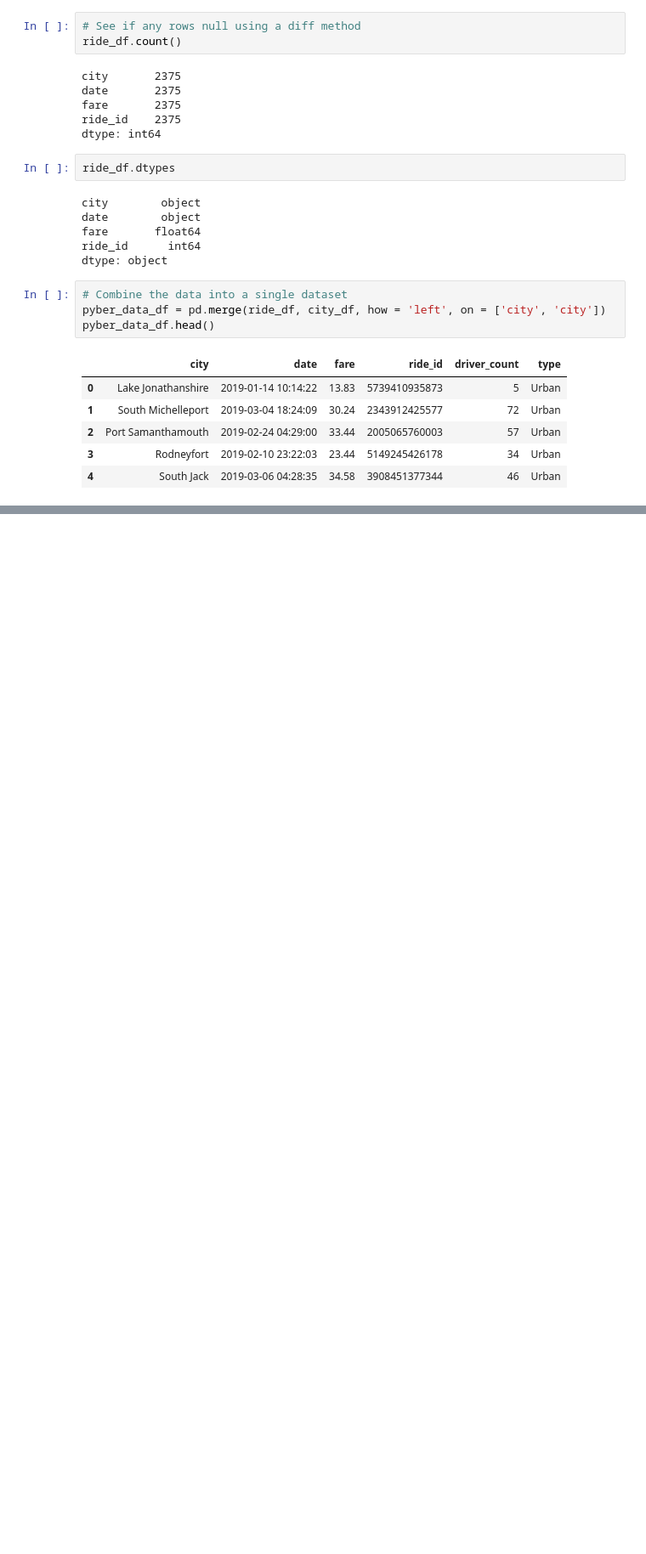
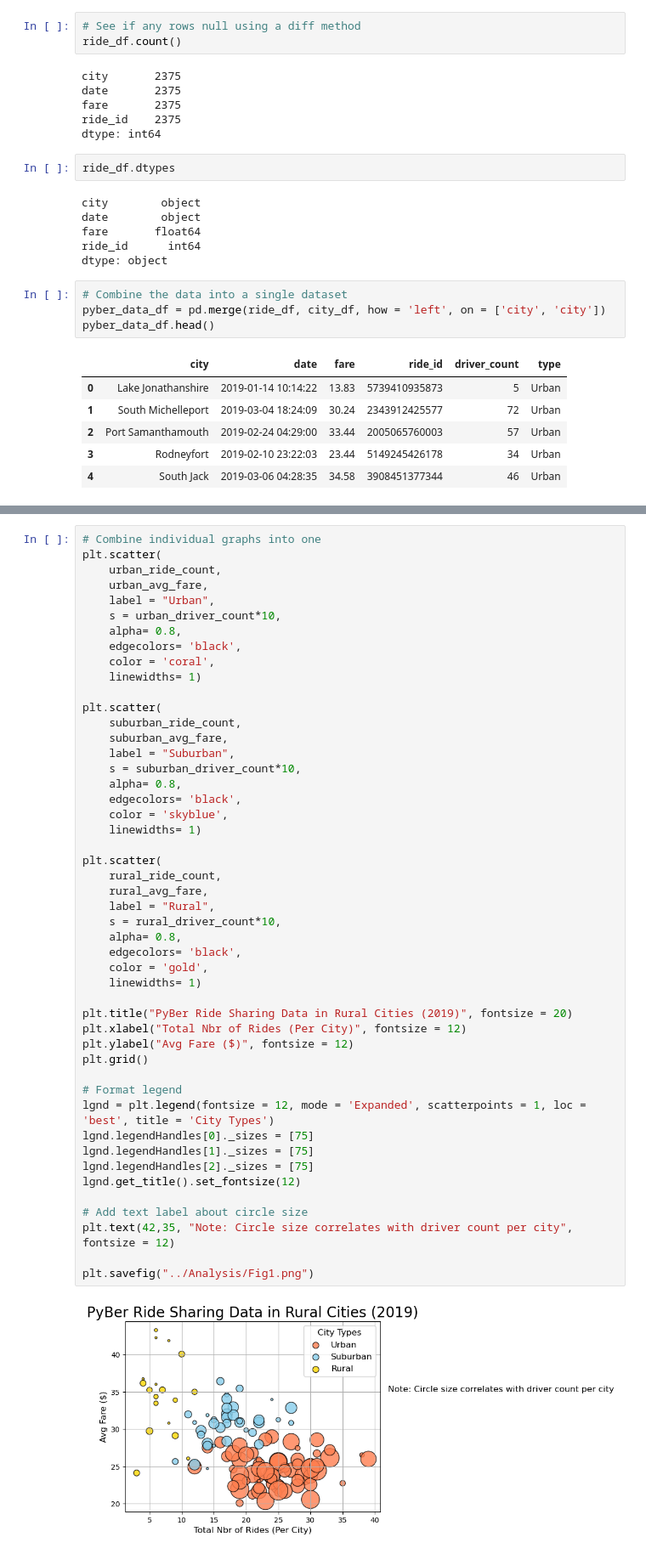
Before and after one commit to tashg23/pyber_analysis, a Jupyter notebook: Resources/pyber.ipynb, the cells around one changed output, grey strips where cells are left out. Shown at 85% size. Drawn from its saved outputs; the diff is of its cells as text; blank space fills up the shorter version.

```diff
--- a/Resources/pyber.ipynb
+++ b/Resources/pyber.ipynb
@@ -77,0 +174,50 @@ pyber_data_df.head()
+# %%
+# Combine individual graphs into one
+plt.scatter(
+    urban_ride_count,
+    urban_avg_fare,
+    label = "Urban",
+    s = urban_driver_count*10,
+    alpha= 0.8,
+    edgecolors= 'black',
+    color = 'coral',
+    linewidths= 1)
+
+plt.scatter(
+    suburban_ride_count,
+    suburban_avg_fare,
+    label = "Suburban",
+    s = suburban_driver_count*10,
+    alpha= 0.8,
+    edgecolors= 'black',
+    color = 'skyblue',
+    linewidths= 1)
+
+plt.scatter(
+    rural_ride_count,
+    rural_avg_fare,
+    label = "Rural",
+    s = rural_driver_count*10,
+    alpha= 0.8,
+    edgecolors= 'black',
+    color = 'gold',
+    linewidths= 1)
+
+plt.title("PyBer Ride Sharing Data in Rural Cities (2019)", fontsize = 20)
+plt.xlabel("Total Nbr of Rides (Per City)", fontsize = 12)
+plt.ylabel("Avg Fare ($)", fontsize = 12)
+plt.grid()
+
+# Format legend
+lgnd = plt.legend(fontsize = 12, mode = 'Expanded', scatterpoints = 1, loc = 'best', title = 'City Types')
+lgnd.legendHandles[0]._sizes = [75]
+lgnd.legendHandles[1]._sizes = [75]
+lgnd.legendHandles[2]._sizes = [75]
+lgnd.get_title().set_fontsize(12)
+
+# Add text label about circle size
+plt.text(42,35, "Note: Circle size correlates with driver count per city", fontsize = 12)
+
+plt.savefig("../Analysis/Fig1.png")
+# %% [output]
+[figure, added]
```
Also changed, not shown: parts of 9 cells of this notebook.
